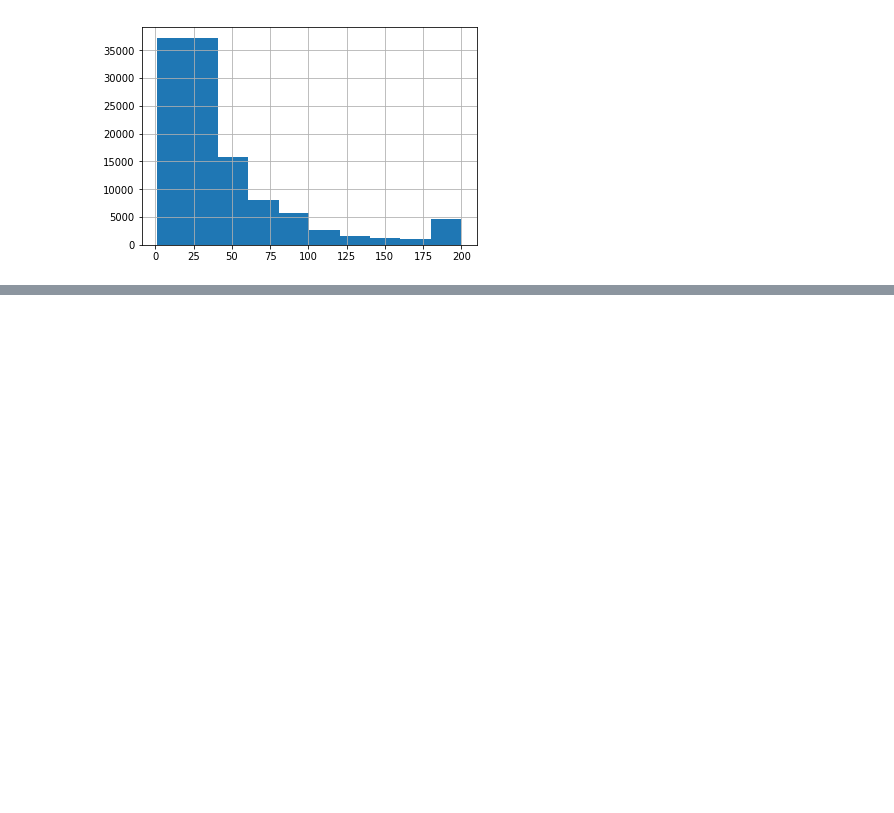
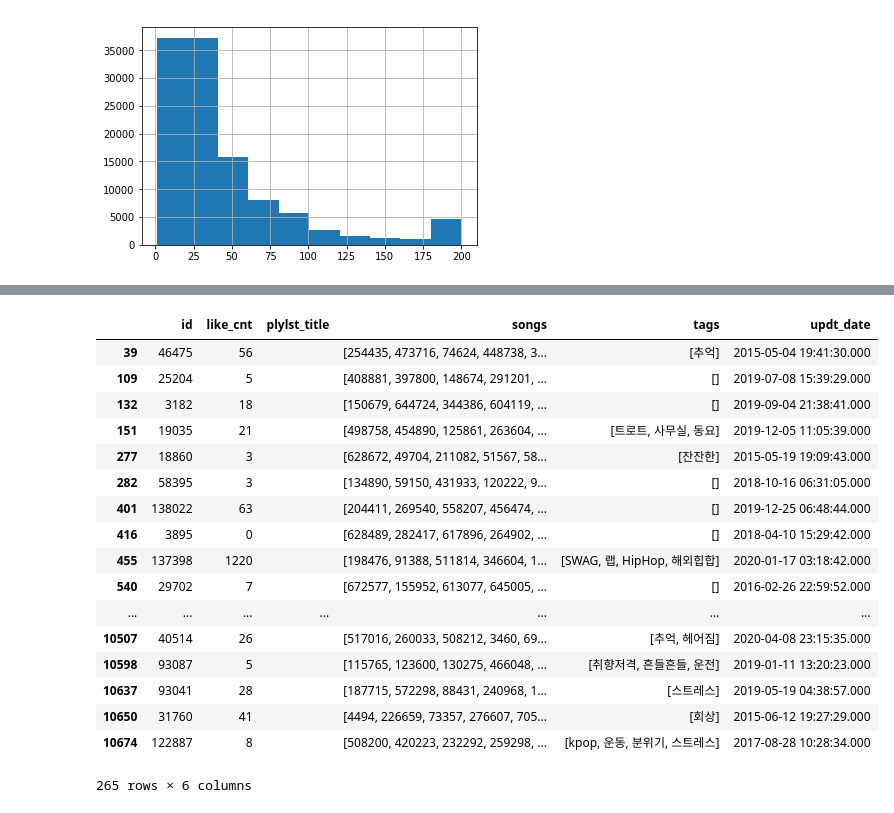
Before and after one commit to rrbb014/rrbb-playground, a Jupyter notebook: ml/kakao-arena/melon-playlist/Untitled.ipynb, the cells around one changed output, grey strips where cells are left out. Drawn from its saved outputs; the diff is of its cells as text; code cells hidden in the pictures; blank space fills up the shorter version.

```diff
--- a/ml/kakao-arena/melon-playlist/Untitled.ipynb
+++ b/ml/kakao-arena/melon-playlist/Untitled.ipynb
@@ -18,6 +18,8 @@ else:
     DATAPATH = "/home/rrbb/code/datasets/kakao/melon-playlist-recommendation"
 
 X_train = pd.read_json(os.path.join(DATAPATH, 'train.json'))
+X_valid = pd.read_json(os.path.join(DATAPATH, 'val.json'))
+X_pred = pd.read_json(os.path.join(DATAPATH, 'test.json'))
 # %%
 dt = pd.to_datetime(X_train.updt_date).dt.strftime('%Y-%m')
 # %%
@@ -58,0 +86,21 @@ playlist_lenghs.hist()
+# %%
+X_pred[X_pred.songs.apply(lambda x : False if len(x) < 100 else True)]
+# %% [output]
+|  | id | like_cnt | plylst_title | songs | tags | updt_date |
+| 39 | 46475 | 56 |  | [254435, 473716, 74624, 448738, 3... | [추억] | 2015-05-04 19:41:30.000 |
+| 109 | 25204 | 5 |  | [408881, 397800, 148674, 291201, ... | [] | 2019-07-08 15:39:29.000 |
+| 132 | 3182 | 18 |  | [150679, 644724, 344386, 604119, ... | [] | 2019-09-04 21:38:41.000 |
+| 151 | 19035 | 21 |  | [498758, 454890, 125861, 263604, ... | [트로트, 사무실, 동요] | 2019-12-05 11:05:39.000 |
+| 277 | 18860 | 3 |  | [628672, 49704, 211082, 51567, 58... | [잔잔한] | 2015-05-19 19:09:43.000 |
+| 282 | 58395 | 3 |  | [134890, 59150, 431933, 120222, 9... | [] | 2018-10-16 06:31:05.000 |
+| 401 | 138022 | 63 |  | [204411, 269540, 558207, 456474, ... | [] | 2019-12-25 06:48:44.000 |
+| 416 | 3895 | 0 |  | [628489, 282417, 617896, 264902, ... | [] | 2018-04-10 15:29:42.000 |
+| 455 | 137398 | 1220 |  | [198476, 91388, 511814, 346604, 1... | [SWAG, 랩, HipHop, 해외힙합] | 2020-01-17 03:18:42.000 |
+| 540 | 29702 | 7 |  | [672577, 155952, 613077, 645005, ... | [] | 2016-02-26 22:59:52.000 |
+| ... | ... | ... | ... | ... | ... | ... |
+| 10507 | 40514 | 26 |  | [517016, 260033, 508212, 3460, 69... | [추억, 헤어짐] | 2020-04-08 23:15:35.000 |
+| 10598 | 93087 | 5 |  | [115765, 123600, 130275, 466048, ... | [취향저격, 흔들흔들, 운전] | 2019-01-11 13:20:23.000 |
+| 10637 | 93041 | 28 |  | [187715, 572298, 88431, 240968, 1... | [스트레스] | 2019-05-19 04:38:57.000 |
+| 10650 | 31760 | 41 |  | [4494, 226659, 73357, 276607, 705... | [회상] | 2015-06-12 19:27:29.000 |
+| 10674 | 122887 | 8 |  | [508200, 420223, 232292, 259298, ... | [kpop, 운동, 분위기, 스트레스] | 2017-08-28 10:28:34.000 |
+265 rows × 6 columns
```
Also changed, not shown: parts of 12 cells of this notebook, 8 other files.
